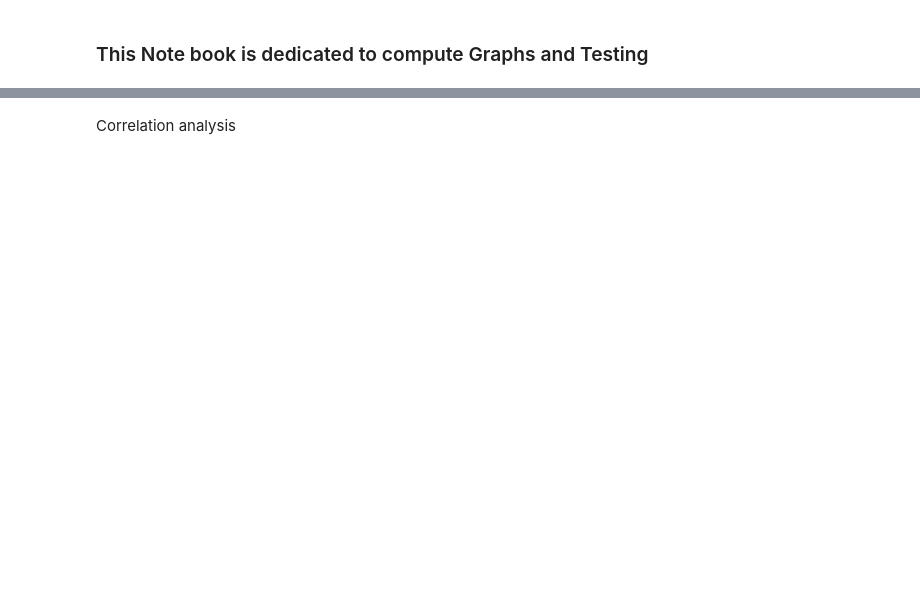
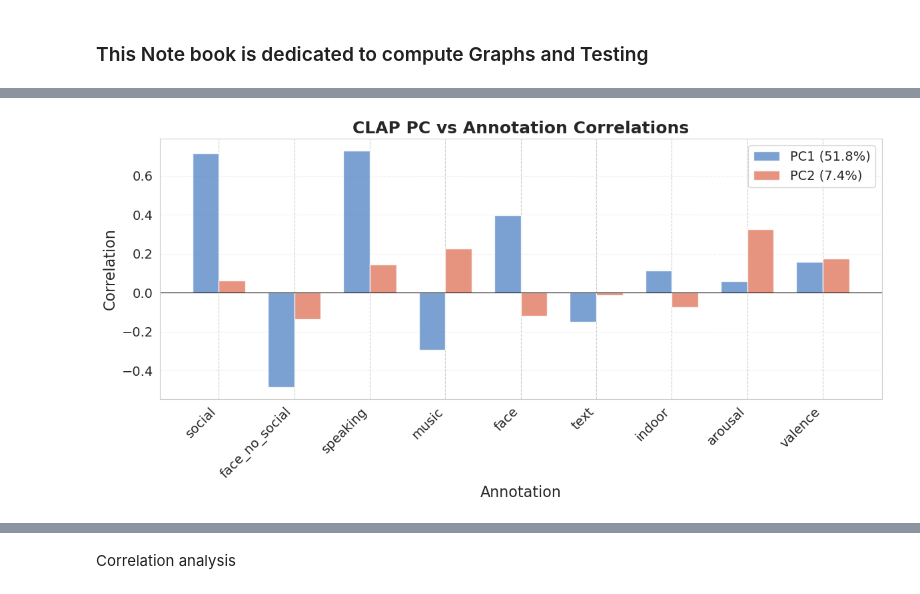
Before and after one commit to itaipeleg1/STS_sherlock, a Jupyter notebook: testing_cleaned.ipynb, the cells around one changed output, grey strips where cells are left out. Saved outputs shown, nothing was run; the diff lists cells and outputs as text; code cells hidden in the pictures; blank space fills up the shorter version.

```diff
--- a/testing_cleaned.ipynb
+++ b/testing_cleaned.ipynb
@@ -174,0 +1004,38 @@ print(face.shape, social.shape, speking.shape)
+# %%
+import numpy as np
+import matplotlib.pyplot as plt
+
+# Correlation data
+annotations = ['social', 'face_no_social', 'speaking', 'music', 'face',
+               'text', 'indoor', 'arousal', 'valence']
+
+pc1_corr = [0.715, -0.484, 0.729, -0.292, 0.398, -0.149, 0.114, 0.061, 0.160]
+pc2_corr = [0.063, -0.136, 0.146, 0.227, -0.117, -0.011, -0.074, 0.325, 0.177]
+
+# Create figure
+fig, ax = plt.subplots(figsize=(12, 6))
+
+x = np.arange(len(annotations))
+width = 0.35
+
+# Plot bars
+bars1 = ax.bar(x - width/2, pc1_corr, width, label='PC1 (51.8%)',
+               color='#5A8AC7', alpha=0.8)
+bars2 = ax.bar(x + width/2, pc2_corr, width, label='PC2 (7.4%)',
+               color='#E07A5F', alpha=0.8)
+
+# Formatting with big fonts
+ax.set_ylabel('Correlation', fontsize=16)
+ax.set_xlabel('Annotation', fontsize=16)
+ax.set_title('CLAP PC vs Annotation Correlations', fontsize=18, fontweight='bold')
+ax.set_xticks(x)
+ax.set_xticklabels(annotations, rotation=45, ha='right', fontsize=14)
+ax.tick_params(axis='y', labelsize=14)
+ax.axhline(y=0, color='black', linestyle='-', linewidth=0.8)
+ax.legend(fontsize=14)
+ax.grid(axis='y', alpha=0.3)
+
+plt.tight_layout()
+plt.show()
+# %% [output]
+[figure, added]
```
Also changed, not shown: parts of 148 cells of this notebook, 14 other files.
